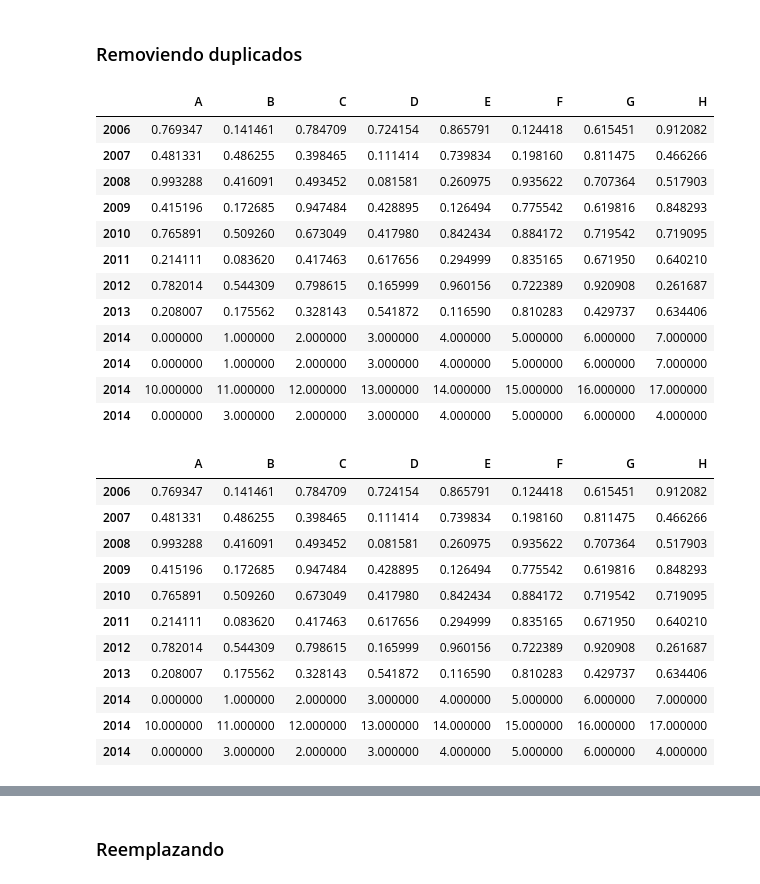
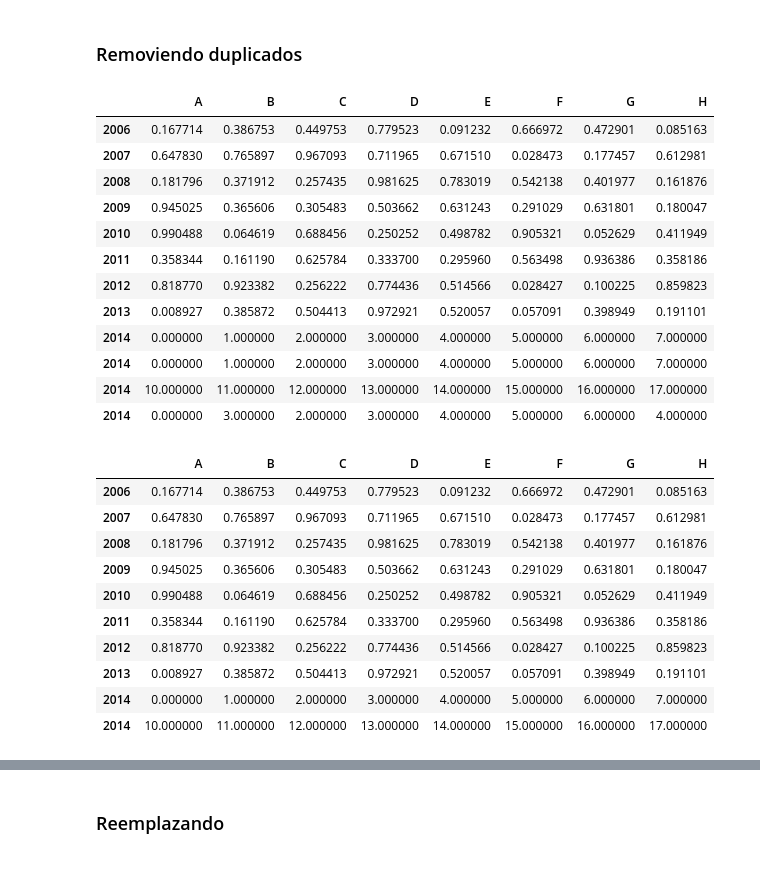
Before and after one commit to Santiago-Echeverri-Arteaga/Programacion_UQ_Fisica, a Jupyter notebook: Codigos/Clase_Pandas/practica_pandas.ipynb, the cells around one changed output, grey strips where cells are left out. Saved outputs shown, nothing was run; the diff lists cells and outputs as text; code cells hidden in the pictures.

```diff
--- a/Codigos/Clase_Pandas/practica_pandas.ipynb
+++ b/Codigos/Clase_Pandas/practica_pandas.ipynb
@@ -573,36 +606,35 @@ rang = pd.DataFrame([np.arange(8)],index=['2014'],columns=['A','B','C','D','E','
 rang2 = pd.DataFrame([np.arange(10,18)],index=['2014'],columns=['A','B','C','D','E','F','G','H'])
 rang3 = pd.DataFrame([[0,3,2,3,4,5,6,4]],index=['2014'],columns=['A','B','C','D','E','F','G','H'])
 data_dup = pd.concat([frame2,rang,rang,rang2,rang3])
-data_dup
+display(data_dup)
 # %% [output]
 |  | A | B | C | D | E | F | G | H |
-| 2006 | 0.769347 | 0.141461 | 0.784709 | 0.724154 | 0.865791 | 0.124418 | 0.615451 | 0.912082 |
-| 2007 | 0.481331 | 0.486255 | 0.398465 | 0.111414 | 0.739834 | 0.198160 | 0.811475 | 0.466266 |
-| 2008 | 0.993288 | 0.416091 | 0.493452 | 0.081581 | 0.260975 | 0.935622 | 0.707364 | 0.517903 |
-| 2009 | 0.415196 | 0.172685 | 0.947484 | 0.428895 | 0.126494 | 0.775542 | 0.619816 | 0.848293 |
-| 2010 | 0.765891 | 0.509260 | 0.673049 | 0.417980 | 0.842434 | 0.884172 | 0.719542 | 0.719095 |
-| 2011 | 0.214111 | 0.083620 | 0.417463 | 0.617656 | 0.294999 | 0.835165 | 0.671950 | 0.640210 |
-| 2012 | 0.782014 | 0.544309 | 0.798615 | 0.165999 | 0.960156 | 0.722389 | 0.920908 | 0.261687 |
-| 2013 | 0.208007 | 0.175562 | 0.328143 | 0.541872 | 0.116590 | 0.810283 | 0.429737 | 0.634406 |
+| 2006 | 0.167714 | 0.386753 | 0.449753 | 0.779523 | 0.091232 | 0.666972 | 0.472901 | 0.085163 |
+| 2007 | 0.647830 | 0.765897 | 0.967093 | 0.711965 | 0.671510 | 0.028473 | 0.177457 | 0.612981 |
+| 2008 | 0.181796 | 0.371912 | 0.257435 | 0.981625 | 0.783019 | 0.542138 | 0.401977 | 0.161876 |
+| 2009 | 0.945025 | 0.365606 | 0.305483 | 0.503662 | 0.631243 | 0.291029 | 0.631801 | 0.180047 |
+| 2010 | 0.990488 | 0.064619 | 0.688456 | 0.250252 | 0.498782 | 0.905321 | 0.052629 | 0.411949 |
+| 2011 | 0.358344 | 0.161190 | 0.625784 | 0.333700 | 0.295960 | 0.563498 | 0.936386 | 0.358186 |
+| 2012 | 0.818770 | 0.923382 | 0.256222 | 0.774436 | 0.514566 | 0.028427 | 0.100225 | 0.859823 |
+| 2013 | 0.008927 | 0.385872 | 0.504413 | 0.972921 | 0.520057 | 0.057091 | 0.398949 | 0.191101 |
 | 2014 | 0.000000 | 1.000000 | 2.000000 | 3.000000 | 4.000000 | 5.000000 | 6.000000 | 7.000000 |
 | 2014 | 0.000000 | 1.000000 | 2.000000 | 3.000000 | 4.000000 | 5.000000 | 6.000000 | 7.000000 |
 | 2014 | 10.000000 | 11.000000 | 12.000000 | 13.000000 | 14.000000 | 15.000000 | 16.000000 | 17.000000 |
 | 2014 | 0.000000 | 3.000000 | 2.000000 | 3.000000 | 4.000000 | 5.000000 | 6.000000 | 4.000000 |
 # %%
-data_dup.drop_duplicates(['A','B'])
+data_dup.drop_duplicates(['A'])
 # %% [output]
 |  | A | B | C | D | E | F | G | H |
-| 2006 | 0.769347 | 0.141461 | 0.784709 | 0.724154 | 0.865791 | 0.124418 | 0.615451 | 0.912082 |
-| 2007 | 0.481331 | 0.486255 | 0.398465 | 0.111414 | 0.739834 | 0.198160 | 0.811475 | 0.466266 |
-| 2008 | 0.993288 | 0.416091 | 0.493452 | 0.081581 | 0.260975 | 0.935622 | 0.707364 | 0.517903 |
-| 2009 | 0.415196 | 0.172685 | 0.947484 | 0.428895 | 0.126494 | 0.775542 | 0.619816 | 0.848293 |
-| 2010 | 0.765891 | 0.509260 | 0.673049 | 0.417980 | 0.842434 | 0.884172 | 0.719542 | 0.719095 |
-| 2011 | 0.214111 | 0.083620 | 0.417463 | 0.617656 | 0.294999 | 0.835165 | 0.671950 | 0.640210 |
-| 2012 | 0.782014 | 0.544309 | 0.798615 | 0.165999 | 0.960156 | 0.722389 | 0.920908 | 0.261687 |
-| 2013 | 0.208007 | 0.175562 | 0.328143 | 0.541872 | 0.116590 | 0.810283 | 0.429737 | 0.634406 |
+| 2006 | 0.167714 | 0.386753 | 0.449753 | 0.779523 | 0.091232 | 0.666972 | 0.472901 | 0.085163 |
+| 2007 | 0.647830 | 0.765897 | 0.967093 | 0.711965 | 0.671510 | 0.028473 | 0.177457 | 0.612981 |
+| 2008 | 0.181796 | 0.371912 | 0.257435 | 0.981625 | 0.783019 | 0.542138 | 0.401977 | 0.161876 |
+| 2009 | 0.945025 | 0.365606 | 0.305483 | 0.503662 | 0.631243 | 0.291029 | 0.631801 | 0.180047 |
+| 2010 | 0.990488 | 0.064619 | 0.688456 | 0.250252 | 0.498782 | 0.905321 | 0.052629 | 0.411949 |
+| 2011 | 0.358344 | 0.161190 | 0.625784 | 0.333700 | 0.295960 | 0.563498 | 0.936386 | 0.358186 |
+| 2012 | 0.818770 | 0.923382 | 0.256222 | 0.774436 | 0.514566 | 0.028427 | 0.100225 | 0.859823 |
+| 2013 | 0.008927 | 0.385872 | 0.504413 | 0.972921 | 0.520057 | 0.057091 | 0.398949 | 0.191101 |
 | 2014 | 0.000000 | 1.000000 | 2.000000 | 3.000000 | 4.000000 | 5.000000 | 6.000000 | 7.000000 |
 | 2014 | 10.000000 | 11.000000 | 12.000000 | 13.000000 | 14.000000 | 15.000000 | 16.000000 | 17.000000 |
-| 2014 | 0.000000 | 3.000000 | 2.000000 | 3.000000 | 4.000000 | 5.000000 | 6.000000 | 4.000000 |
 # %%
 data_dup.drop_duplicates(['A'],keep='last')
 # %% [output]
```
Also changed, not shown: parts of 13 cells of this notebook.
